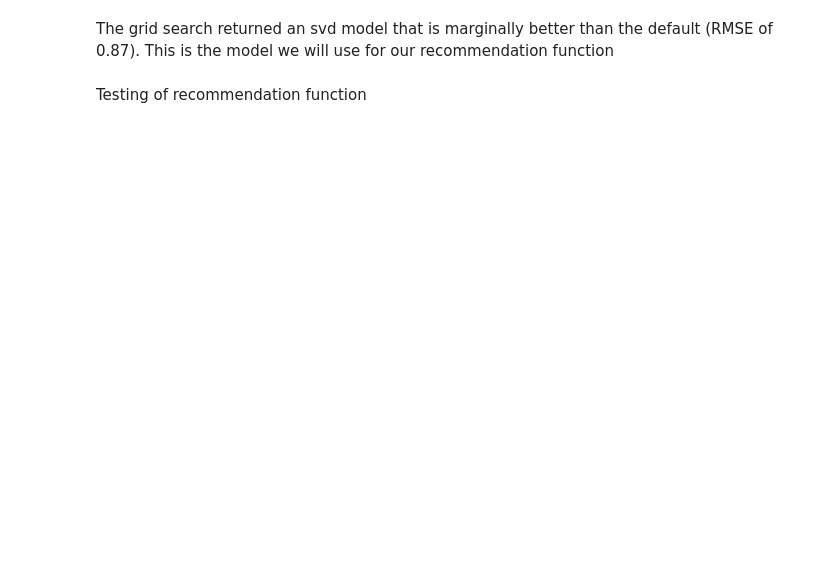
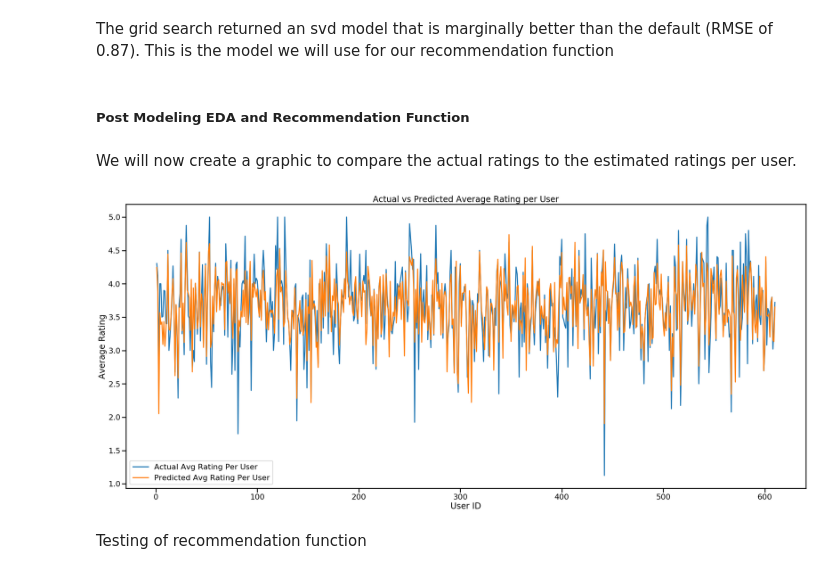
Before and after one commit to swzoeller/Movie-Recommendation-System, a Jupyter notebook: Cleaning-EDA-Modeling.ipynb, the cells around one changed output. Cells and saved outputs as stored; diff of their text form; code cells hidden in the pictures; blank space fills up the shorter version.

```diff
--- a/Cleaning-EDA-Modeling.ipynb
+++ b/Cleaning-EDA-Modeling.ipynb
@@ -458,5 +478,23 @@ RMSE: 0.8689
 # %% [markdown]
 The grid search returned an svd model that is marginally better than the default (RMSE of 0.87). This is the model we will use for our recommendation function
+# %% [markdown]
+##### Post Modeling EDA and Recommendation Function
+# %% [markdown]
+We will now create a graphic to compare the actual ratings to the estimated ratings per user.
+# %%
+y_hats_df = pd.DataFrame(gridsvd_test_preds)
+avg_rat_df = y_hats_df.groupby(['uid']).mean()[['r_ui','est']]
+# %%
+fig, ax = plt.subplots(figsize=(35,15))
+sns.lineplot(data=avg_rat_df, x=avg_rat_df.index, y=avg_rat_df['r_ui'], ax=ax, palette = palette)
+sns.lineplot(data=avg_rat_df, x=avg_rat_df.index, y=avg_rat_df['est'], ax=ax, palette = palette)
+plt.legend(labels=['Actual Avg Rating Per User', 'Predicted Avg Rating Per User'])
+ax.set_xlabel("User ID")
+ax.set_ylabel("Average Rating")
+plt.title("Actual vs Predicted Average Rating per User")
+plt.show()
+# %% [output]
+[figure, added]
 # %%
 def movie_recommender(movie_df, num, model, genre=None):
     uid = input("Enter UserID: ") #Enter UserID
```
Also changed, not shown: parts of 16 cells of this notebook.
